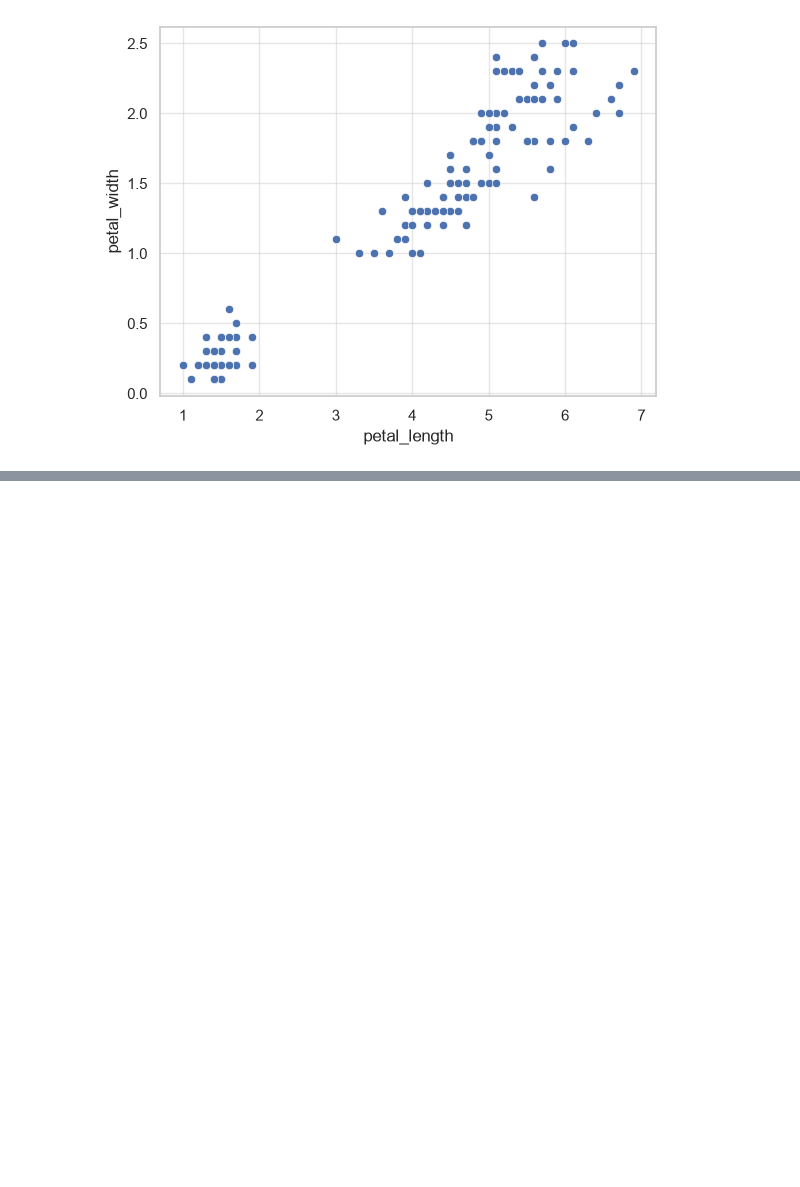
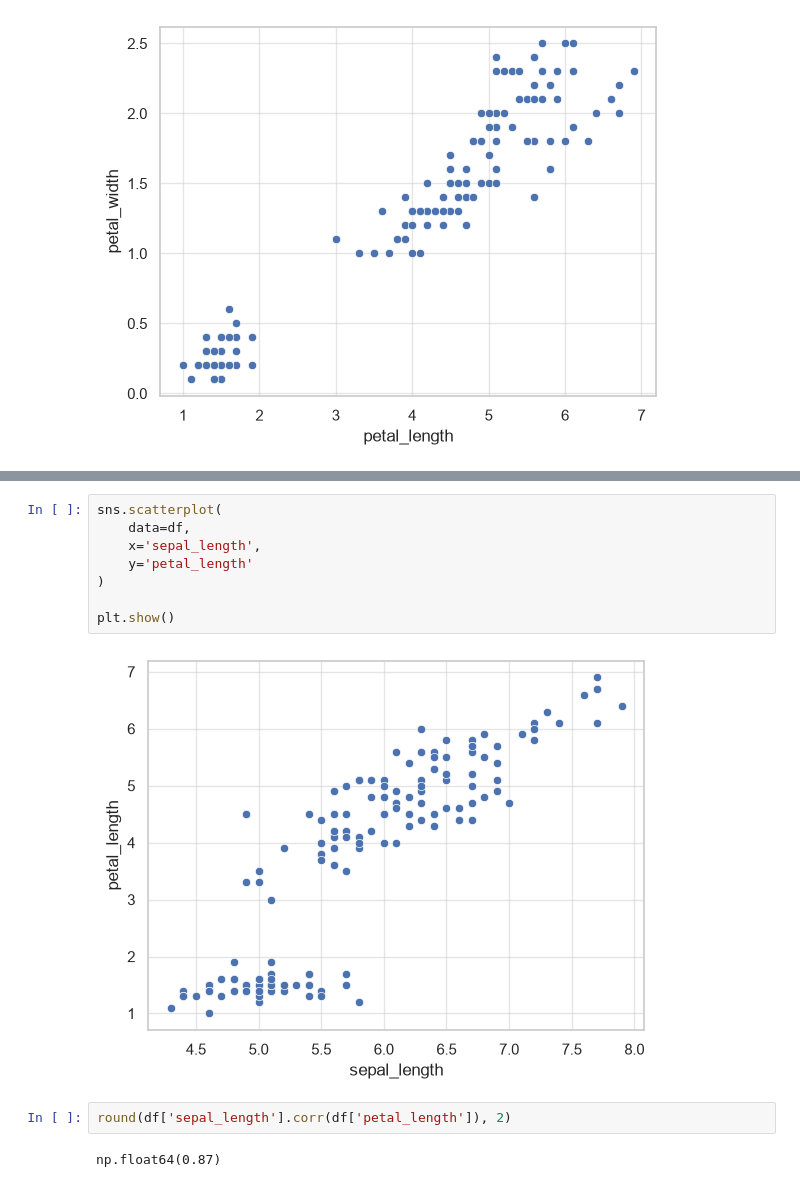
Before and after one commit to eddie1031/2026_SKP_005, a Jupyter notebook: visualization_exp_1.ipynb, the cells around one changed output, grey strips where cells are left out. Drawn from its saved outputs; the diff is of its cells as text; blank space fills up the shorter version.

```diff
--- a/visualization_exp_1.ipynb
+++ b/visualization_exp_1.ipynb
@@ -317,0 +347,14 @@ plt.show()
+# %%
+sns.scatterplot(
+    data=df,
+    x='sepal_length',
+    y='petal_length'
+)
+
+plt.show()
+# %% [output]
+[figure, added]
+# %%
+round(df['sepal_length'].corr(df['petal_length']), 2)
+# %% [output]
+np.float64(0.87)
```
Also changed, not shown: parts of 16 cells of this notebook.
